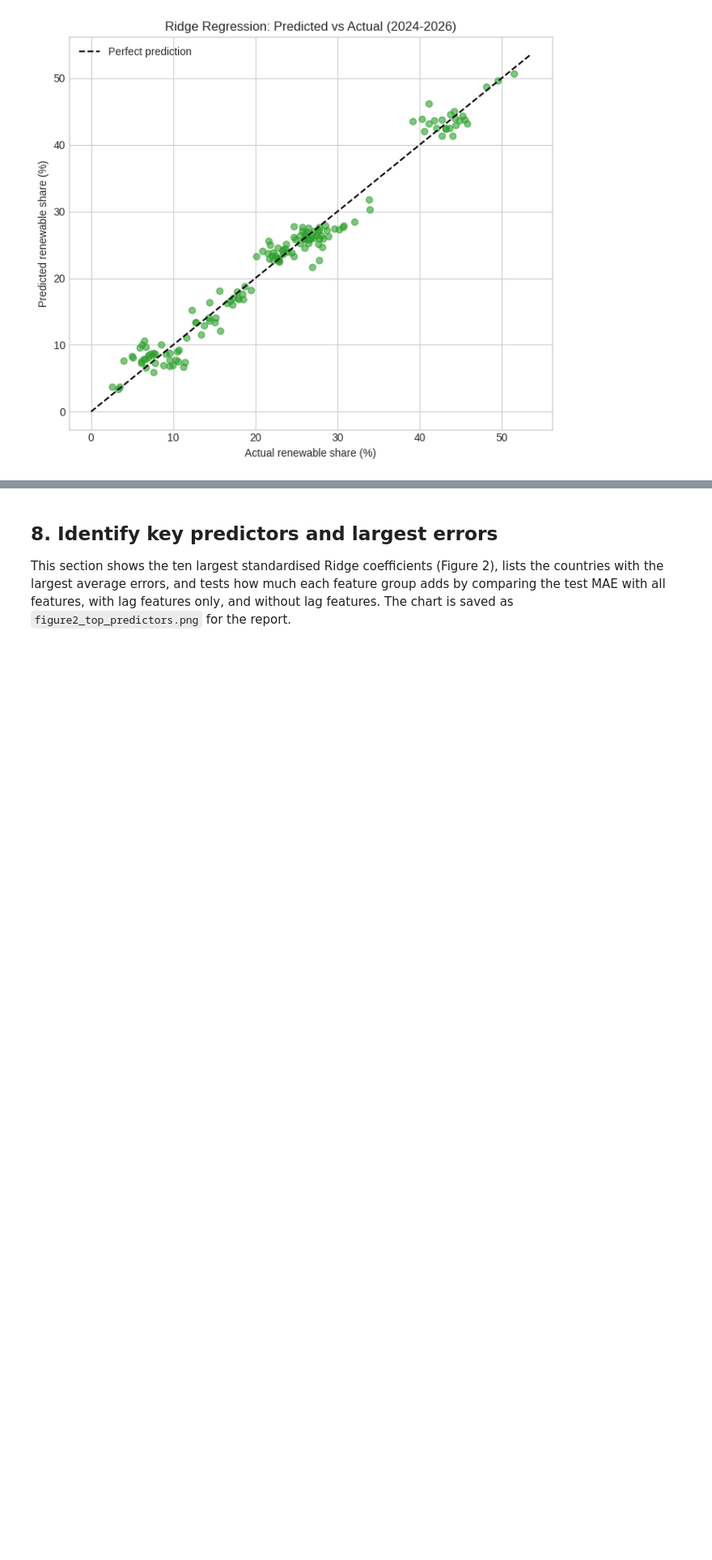
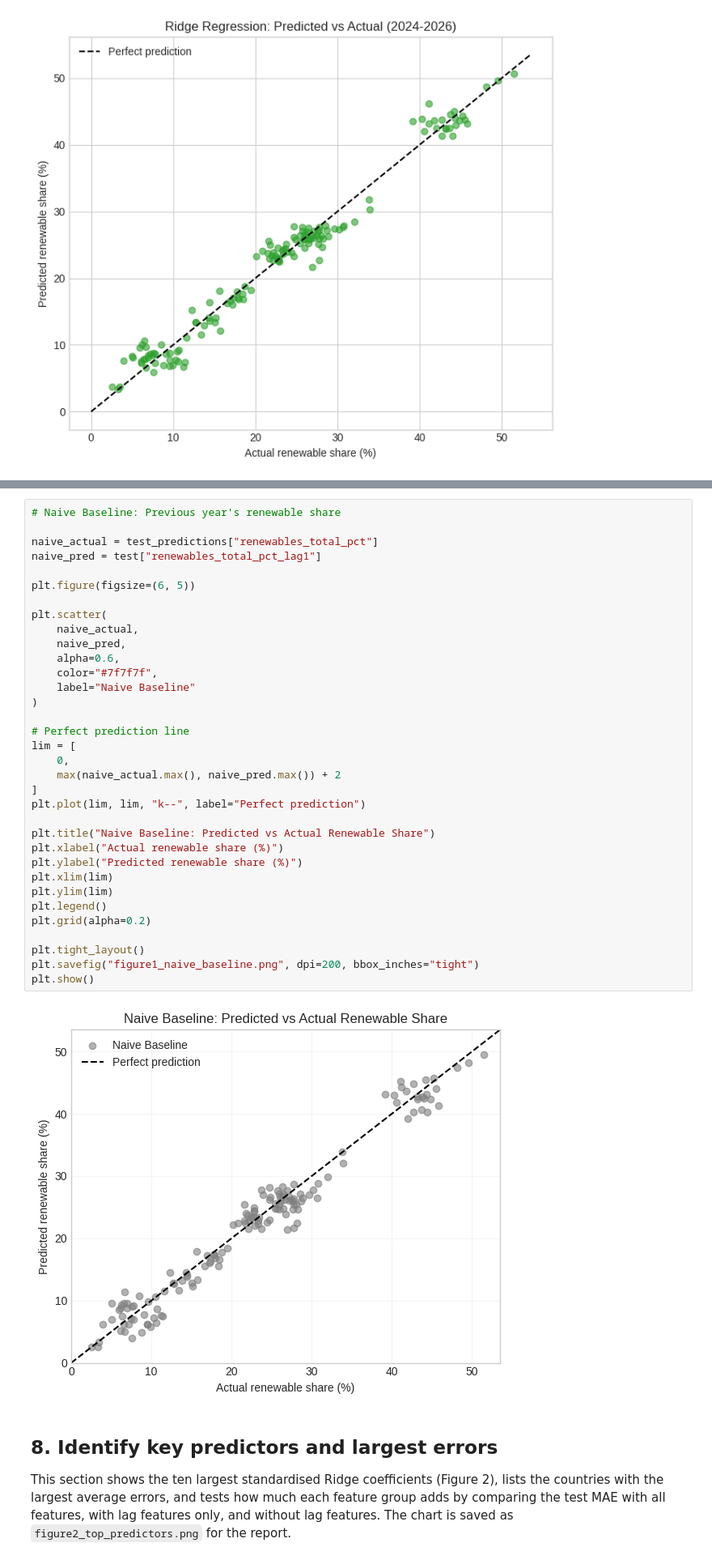
Before and after one commit to BammLNG/Data-Mining, a Jupyter notebook: Model.ipynb, the cells around one changed output, grey strips where cells are left out. Shown at 81% size. Drawn from its saved outputs; the diff is of its cells as text; blank space fills up the shorter version.

```diff
--- a/Model.ipynb
+++ b/Model.ipynb
@@ -221,3 +221,39 @@ plt.show()
+# %%
+# Naive Baseline: Previous year's renewable share
+
+naive_actual = test_predictions["renewables_total_pct"]
+naive_pred = test["renewables_total_pct_lag1"]
+
+plt.figure(figsize=(6, 5))
+
+plt.scatter(
+    naive_actual,
+    naive_pred,
+    alpha=0.6,
+    color="#7f7f7f",
+    label="Naive Baseline"
+)
+
+# Perfect prediction line
+lim = [
+    0,
+    max(naive_actual.max(), naive_pred.max()) + 2
+]
+plt.plot(lim, lim, "k--", label="Perfect prediction")
+
+plt.title("Naive Baseline: Predicted vs Actual Renewable Share")
+plt.xlabel("Actual renewable share (%)")
+plt.ylabel("Predicted renewable share (%)")
+plt.xlim(lim)
+plt.ylim(lim)
+plt.legend()
+plt.grid(alpha=0.2)
+
+plt.tight_layout()
+plt.savefig("figure1_naive_baseline.png", dpi=200, bbox_inches="tight")
+plt.show()
+# %% [output]
+[figure, added]
 # %% [markdown]
 ## 8. Identify key predictors and largest errors
 
```
Also changed, not shown: parts of 6 cells of this notebook.
